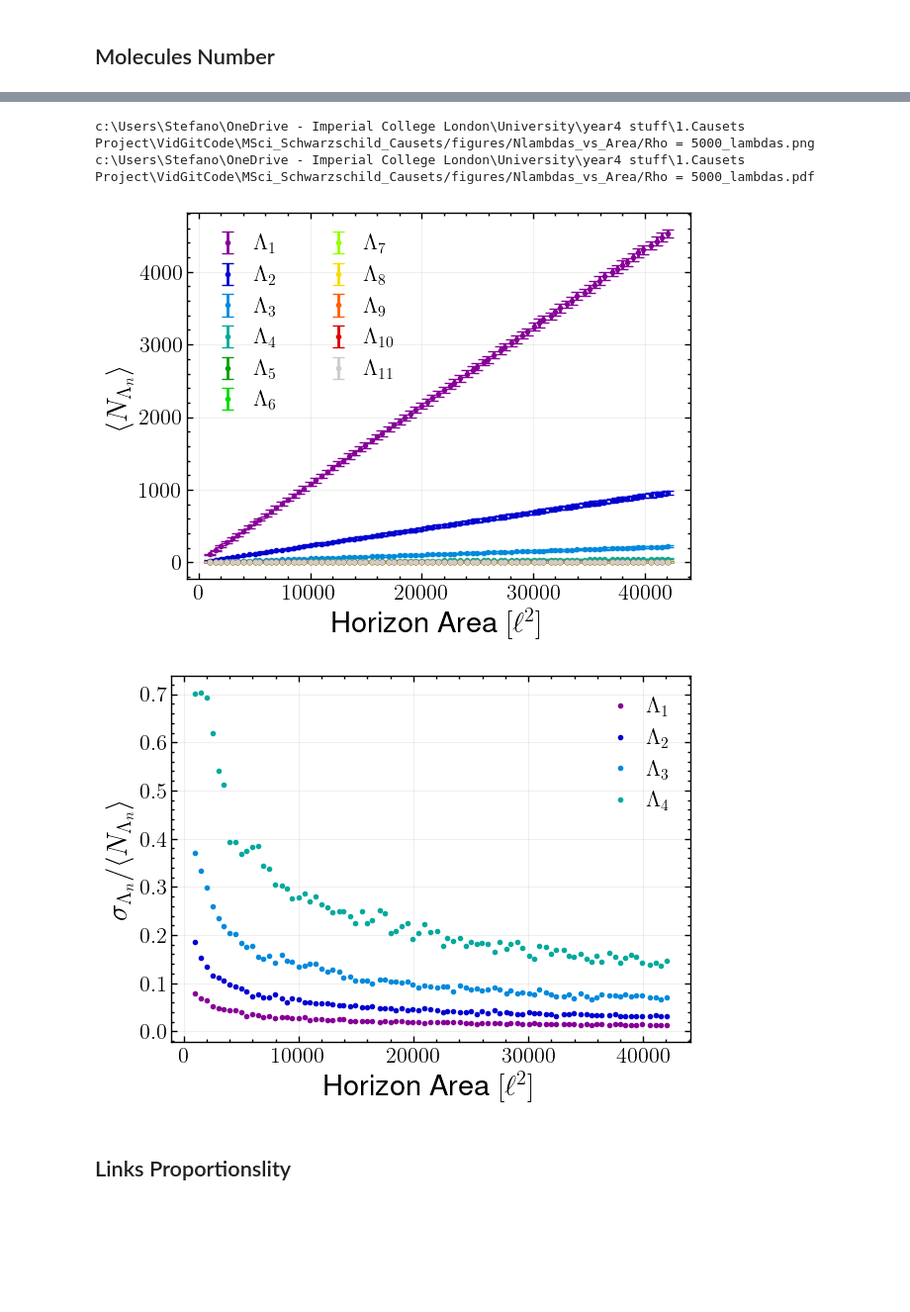
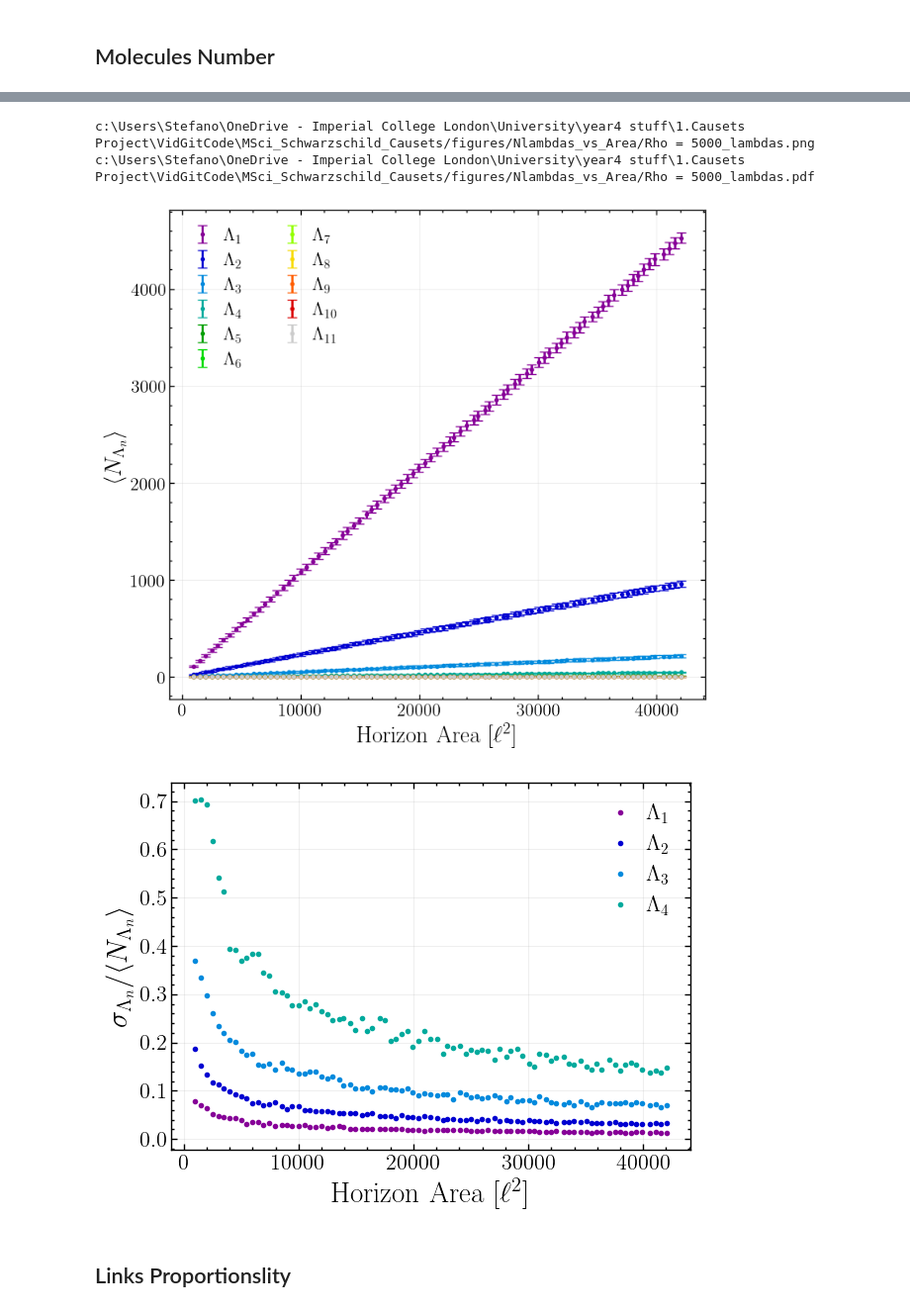
Before and after one commit to vidh2000/MSci_Schwarzschild_Causets, a Jupyter notebook: scripts_py/molecule_lambda_distribution.ipynb, the cells around one changed output, grey strips where cells are left out. Shown at 99% size. Drawn from its saved outputs; the diff is of its cells as text; code cells hidden in the pictures; blank space fills up the shorter version.

```diff
--- a/scripts_py/molecule_lambda_distribution.ipynb
+++ b/scripts_py/molecule_lambda_distribution.ipynb
@@ -12,8 +12,9 @@ from scipy.stats import chisquare, pearsonr
 rcParams = {}
 font_size = 16
 rcParams["text.usetex"] = True
-rcParams["font.serif"] = "Helvetica"
-rcParams["font.monospace"] = "Helvetica Mono"
+rcParams["font.family"] = "Times New Roman"
+rcParams["font.serif"] = "Times New Roman"
+rcParams["font.monospace"] = "Times New Roman"
 rcParams["font.size"] = font_size
 rcParams["axes.labelsize"] = font_size + 5
 rcParams["axes.labelweight"] = "bold"
@@ -414,7 +415,7 @@ plt.rcParams['axes.prop_cycle'] = plt.cycler(color = [plt.get_cmap("nipy_spectra
 print("")
 if plot_molecules:
 
-    plt.figure(f"Molecules for {fixed_string}")
+    plt.figure(f"Molecules for {fixed_string}", figsize=[8, 7.2])
 
     gradients     = [] # list of gradients of linear fit
     gradients_unc = [] # uncertainties of linear fit
@@ -519,7 +520,7 @@ if plot_molecules:
         plt.show()
 
 
-    plt.figure(f"Small molecules normalised uncertainty for {fixed_string}")
+    plt.figure(f"Small molecules normalised uncertainty for {fixed_string}", figsize=[8, 7.2])
     for n in range(0, 4):
         y = molecules_distr[n]
         yerr = molecules_distr_std[n]
@@ -530,35 +531,35 @@ if plot_molecules:
                     label = label)
     plt.legend()
     plt.xlabel(r'Horizon Area $[\ell^2]$')
     plt.ylabel(r"$ \sigma_{\Lambda_n} / \langle N_{\Lambda_n} \rangle $")
     plt.grid(alpha = 0.2)
     plt.tight_layout()
     plt.savefig(plotsDir+f"{fixed_string}_normed_uncertainty_small_{molecules}.png")
     plt.savefig(plotsDir+f"{fixed_string}_normed_uncertainty_small_{molecules}.pdf")
 
 plt.show()
 # %% [output]
 Gradient factor for 1-lambda = 0.10784 +- 0.00022
 Linearity of 1-lambda data:Pearson r = 1.0, p-value = 1.0
 Gradient factor for 2-lambda = 0.02303 +- 0.00011
 Linearity of 2-lambda data:Pearson r = 1.0, p-value = 1.0
 Gradient factor for 3-lambda = 0.00521 +- 5e-05
 Linearity of 3-lambda data:Pearson r = 1.0, p-value = 1.0
 Gradient factor for 4-lambda = 0.00115 +- 3e-05
 Linearity of 4-lambda data:Pearson r = 1.0, p-value = 1.0
 Gradient factor for 5-lambda = 0.00024 +- 1e-05
 Linearity of 5-lambda data:Pearson r = 0.998, p-value = 1.0
 Gradient factor for 6-lambda = 5e-05 +- 1e-05
 Linearity of 6-lambda data:Pearson r = 0.993, p-value = 1.0
 ... (6 lines left out)
 Gradient factor for 10-lambda = 0.0 +- 0.0
 Linearity of 10-lambda data:Pearson r = -0.293, p-value = 0.993
 Gradient factor for 11-lambda = 0.0 +- 0.0
 Linearity of 11-lambda data:Pearson r = -0.012, p-value = 0.084
 c:\Users\Stefano\OneDrive - Imperial College London\University\year4 stuff\1.Causets Project\VidGitCode\MSci_Schwarzschild_Causets/figures/Nlambdas_vs_Area/Rho = 5000_lambdas.png
 c:\Users\Stefano\OneDrive - Imperial College London\University\year4 stuff\1.Causets Project\VidGitCode\MSci_Schwarzschild_Causets/figures/Nlambdas_vs_Area/Rho = 5000_lambdas.pdf
-[figure, old version]
+[figure, new version]
-[figure, old version]
+[figure, new version]
 # %% [markdown]
 ## Links Proportionslity
 # %%
```
Also changed, not shown: parts of 4 cells of this notebook, 18 other files.
